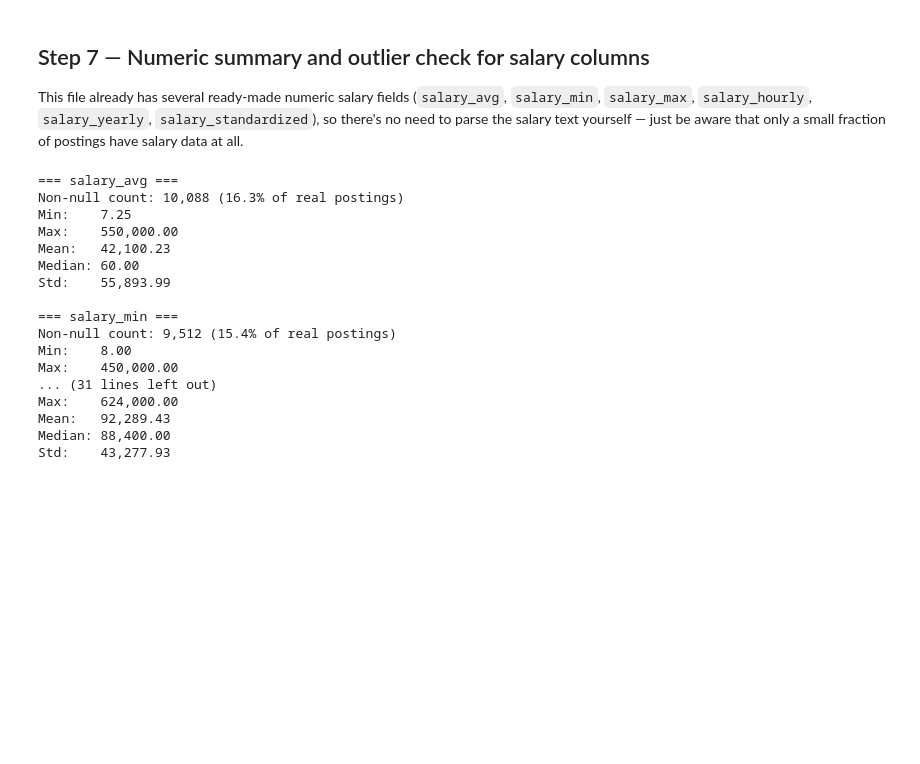
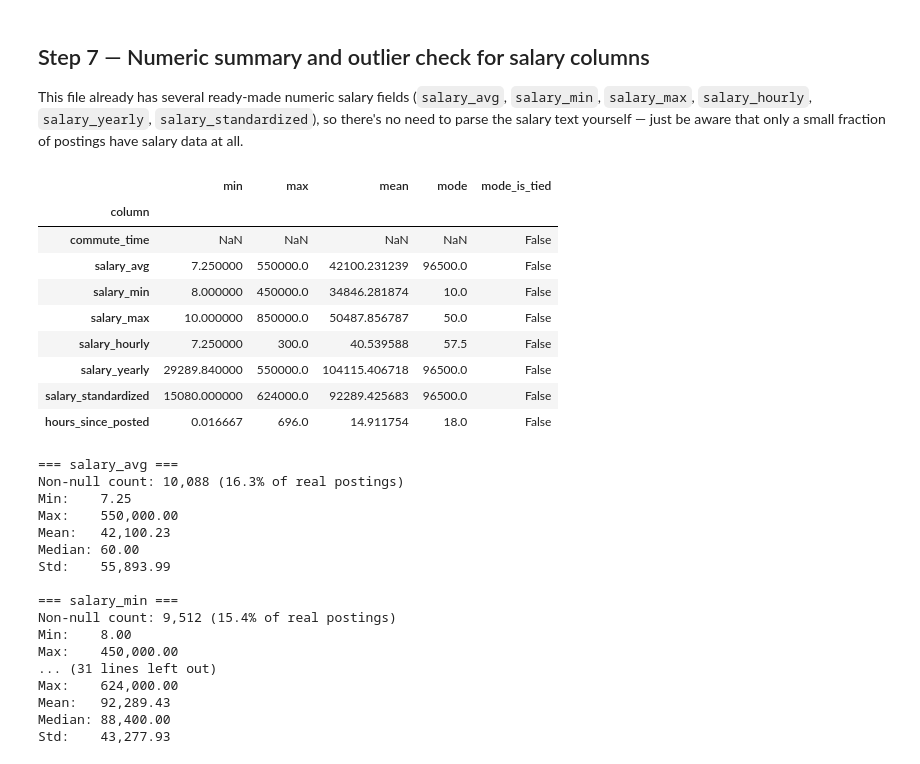
Before and after one commit to takahm6/data-analyst-portfolio, a Jupyter notebook: project-1-data-analyst-job-posting/notebooks/01_eda_data_analyst_jobs.ipynb, the cells around one changed output. Saved outputs shown, nothing was run; the diff lists cells and outputs as text; code cells hidden in the pictures; blank space fills up the shorter version.

```diff
--- a/project-1-data-analyst-job-posting/notebooks/01_eda_data_analyst_jobs.ipynb
+++ b/project-1-data-analyst-job-posting/notebooks/01_eda_data_analyst_jobs.ipynb
@@ -498,6 +571,43 @@ This file already has several ready-made numeric salary fields (`salary_avg`,
 `salary_min`, `salary_max`, `salary_hourly`, `salary_yearly`,
 `salary_standardized`), so there's no need to parse the salary text yourself —
 just be aware that only a small fraction of postings have salary data at all.
+# %%
+# Compact min / max / mean / mode table across every numeric column, as a
+# quick overview before the detailed salary-specific breakdown below.
+numeric_cols = df_real.select_dtypes(include=np.number).columns
+
+summary_rows = []
+for col in numeric_cols:
+    non_null = df_real[col].dropna()
+    if len(non_null) == 0:
+        summary_rows.append({"column": col, "min": np.nan, "max": np.nan, "mean": np.nan,
+                              "mode": np.nan, "mode_is_tied": False})
+        continue
+    # A column can have more than one mode (a tie) — show the first value but
+    # flag the tie explicitly rather than silently picking one.
+    mode_values = non_null.mode()
+    summary_rows.append({
+        "column": col,
+        "min": non_null.min(),
+        "max": non_null.max(),
+        "mean": non_null.mean(),
+        "mode": mode_values.iloc[0] if not mode_values.empty else np.nan,
+        "mode_is_tied": len(mode_values) > 1,
+    })
+
+numeric_summary_table = pd.DataFrame(summary_rows).set_index("column")
+numeric_summary_table
+# %% [output]
+|  | min | max | mean | mode | mode_is_tied |
+| column |  |  |  |  |  |
+| commute_time | NaN | NaN | NaN | NaN | False |
+| salary_avg | 7.250000 | 550000.0 | 42100.231239 | 96500.0 | False |
+| salary_min | 8.000000 | 450000.0 | 34846.281874 | 10.0 | False |
+| salary_max | 10.000000 | 850000.0 | 50487.856787 | 50.0 | False |
+| salary_hourly | 7.250000 | 300.0 | 40.539588 | 57.5 | False |
+| salary_yearly | 29289.840000 | 550000.0 | 104115.406718 | 96500.0 | False |
+| salary_standardized | 15080.000000 | 624000.0 | 92289.425683 | 96500.0 | False |
+| hours_since_posted | 0.016667 | 696.0 | 14.911754 | 18.0 | False |
 # %%
 salary_cols = [COL_SALARY_AVG, COL_SALARY_MIN, COL_SALARY_MAX,
                COL_SALARY_HOUR, COL_SALARY_YEAR, COL_SALARY_STD]
```
Also changed, not shown: parts of 9 cells of this notebook, 1 other file.
